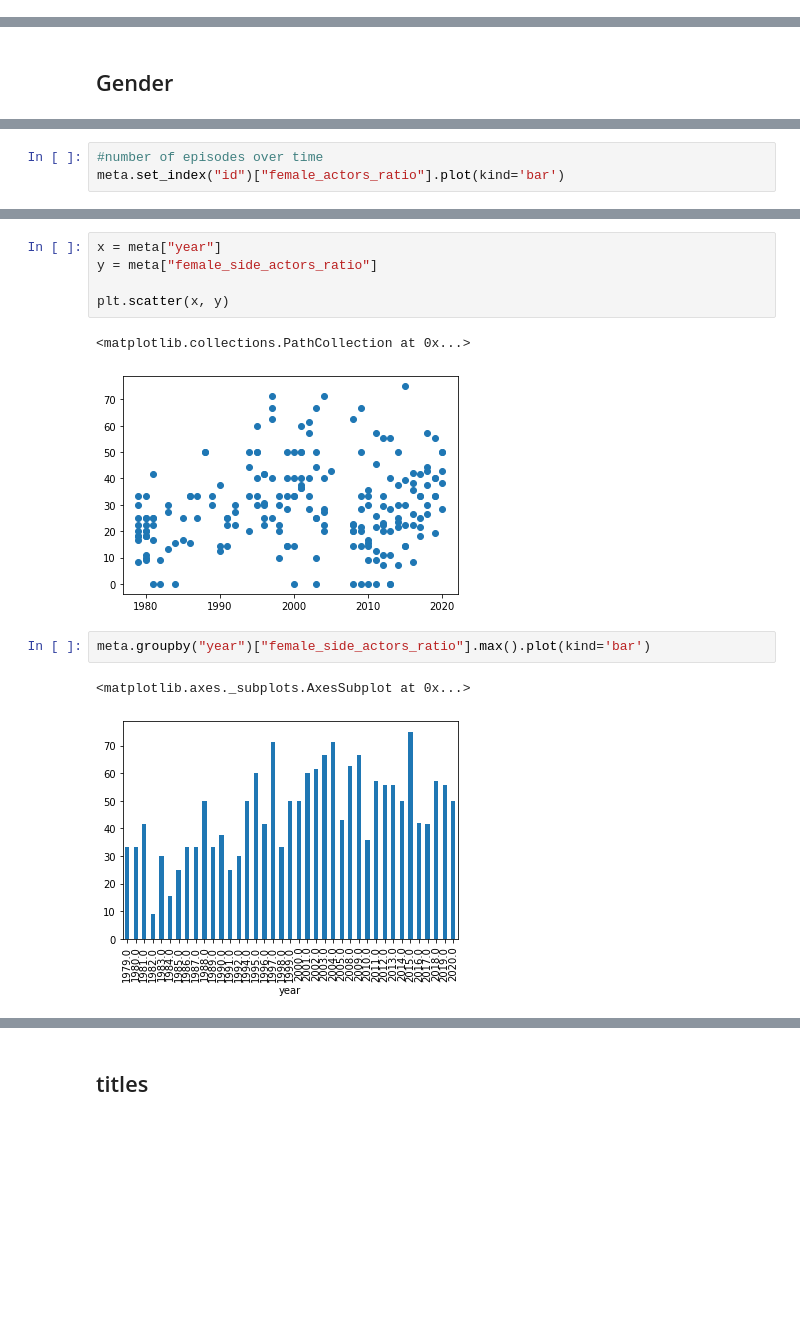
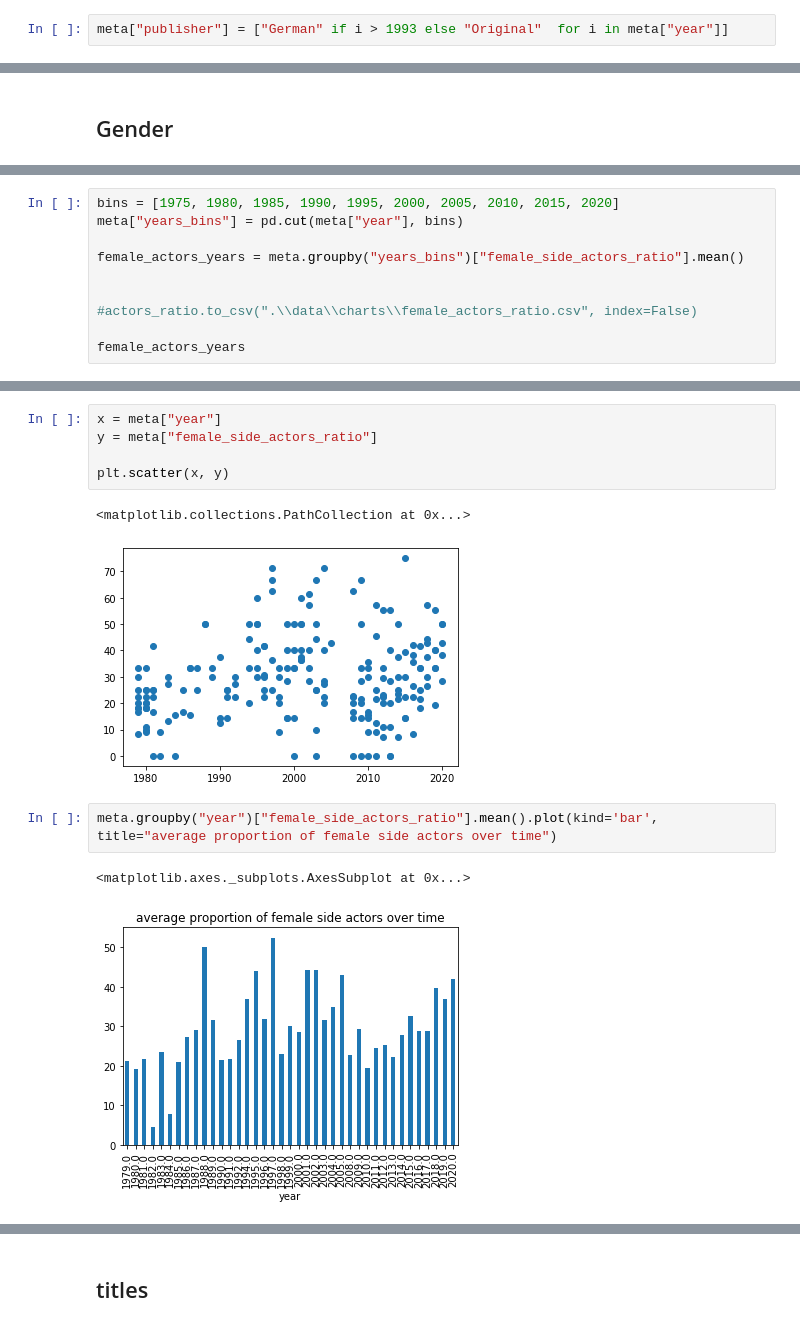
Before and after one commit to Lisa-Ho/three-investigators, a Jupyter notebook: notebooks/three-investigators-part-4-cleaning-and-analysis.ipynb, the cells around one changed output, grey strips where cells are left out. Cells and saved outputs as stored; diff of their text form; blank space fills up the shorter version.

```diff
--- a/notebooks/three-investigators-part-4-cleaning-and-analysis.ipynb
+++ b/notebooks/three-investigators-part-4-cleaning-and-analysis.ipynb
@@ -297,3 +316,5 @@ meta["no_per_year"] = numbered
+# %%
+meta["publisher"] = ["German" if i > 1993 else "Original"  for i in meta["year"]]
 # %% [markdown]
 ### save output
 # %%
@@ -605,3 +579,0 @@ plt.show()
-# %%
-#number of episodes over time
-meta.set_index("id")["female_actors_ratio"].plot(kind='bar')
@@ -610,0 +614,10 @@ meta.set_index("id")["female_actors_ratio"].plot(kind='bar')
+# %%
+bins = [1975, 1980, 1985, 1990, 1995, 2000, 2005, 2010, 2015, 2020]
+meta["years_bins"] = pd.cut(meta["year"], bins)
+
+female_actors_years = meta.groupby("years_bins")["female_side_actors_ratio"].mean()
+
+
+#actors_ratio.to_csv(".\\data\\charts\\female_actors_ratio.csv", index=False)
+
+female_actors_years
@@ -615,9 +640,9 @@ y = meta["female_side_actors_ratio"]
 plt.scatter(x, y)
 # %% [output]
 <matplotlib.collections.PathCollection at 0x...>
-[figure, old version]
+[figure, new version]
 # %%
-meta.groupby("year")["female_side_actors_ratio"].max().plot(kind='bar')
+meta.groupby("year")["female_side_actors_ratio"].mean().plot(kind='bar', title="average proportion of female side actors over time")
 # %% [output]
 <matplotlib.axes._subplots.AxesSubplot at 0x...>
-[figure, old version]
+[figure, new version]
```
Also changed, not shown: parts of 38 cells of this notebook.
